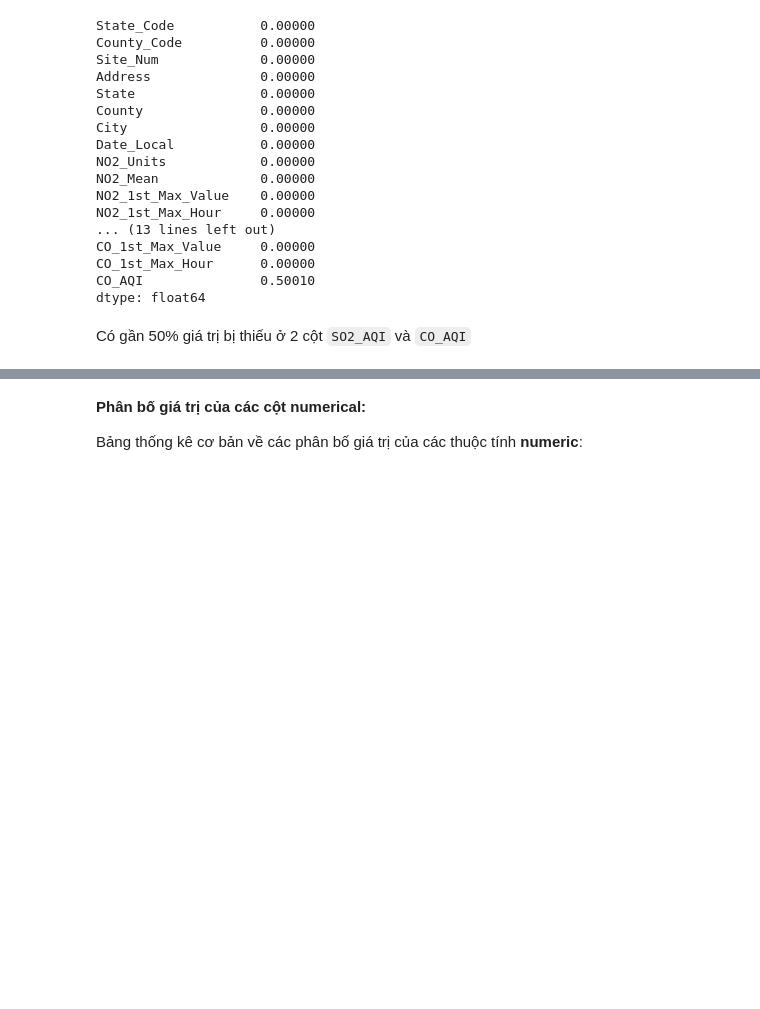
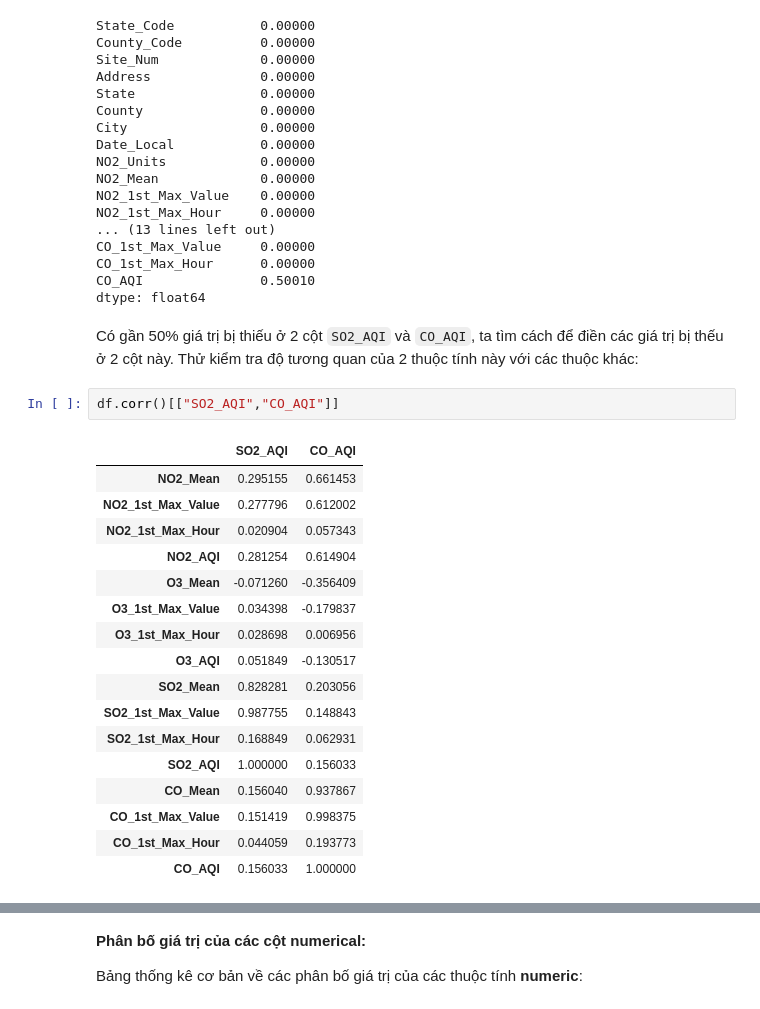
Before and after one commit to tungbtt/Lab02_DV, a Jupyter notebook: lab02.ipynb, the cells around one changed output, grey strips where cells are left out. Cells and saved outputs as stored; diff of their text form; blank space fills up the shorter version.

```diff
--- a/lab02.ipynb
+++ b/lab02.ipynb
@@ -181,4 +214,24 @@ CO_1st_Max_Hour      0.00000
 CO_AQI               0.50010
 dtype: float64
 # %% [markdown]
-Có gần 50% giá trị bị thiếu ở 2 cột `SO2_AQI` và `CO_AQI`
+Có gần 50% giá trị bị thiếu ở 2 cột `SO2_AQI` và `CO_AQI`, ta tìm cách để điền các giá trị bị thếu ở 2 cột này. Thử kiểm tra độ tương quan của 2 thuộc tính này với các thuộc khác:
+# %%
+df.corr()[["SO2_AQI","CO_AQI"]]
+# %% [output]
+|  | SO2_AQI | CO_AQI |
+| NO2_Mean | 0.295155 | 0.661453 |
+| NO2_1st_Max_Value | 0.277796 | 0.612002 |
+| NO2_1st_Max_Hour | 0.020904 | 0.057343 |
+| NO2_AQI | 0.281254 | 0.614904 |
+| O3_Mean | -0.071260 | -0.356409 |
+| O3_1st_Max_Value | 0.034398 | -0.179837 |
+| O3_1st_Max_Hour | 0.028698 | 0.006956 |
+| O3_AQI | 0.051849 | -0.130517 |
+| SO2_Mean | 0.828281 | 0.203056 |
+| SO2_1st_Max_Value | 0.987755 | 0.148843 |
+| SO2_1st_Max_Hour | 0.168849 | 0.062931 |
+| SO2_AQI | 1.000000 | 0.156033 |
+| CO_Mean | 0.156040 | 0.937867 |
+| CO_1st_Max_Value | 0.151419 | 0.998375 |
+| CO_1st_Max_Hour | 0.044059 | 0.193773 |
+| CO_AQI | 0.156033 | 1.000000 |
```
Also changed, not shown: parts of 109 cells of this notebook.
